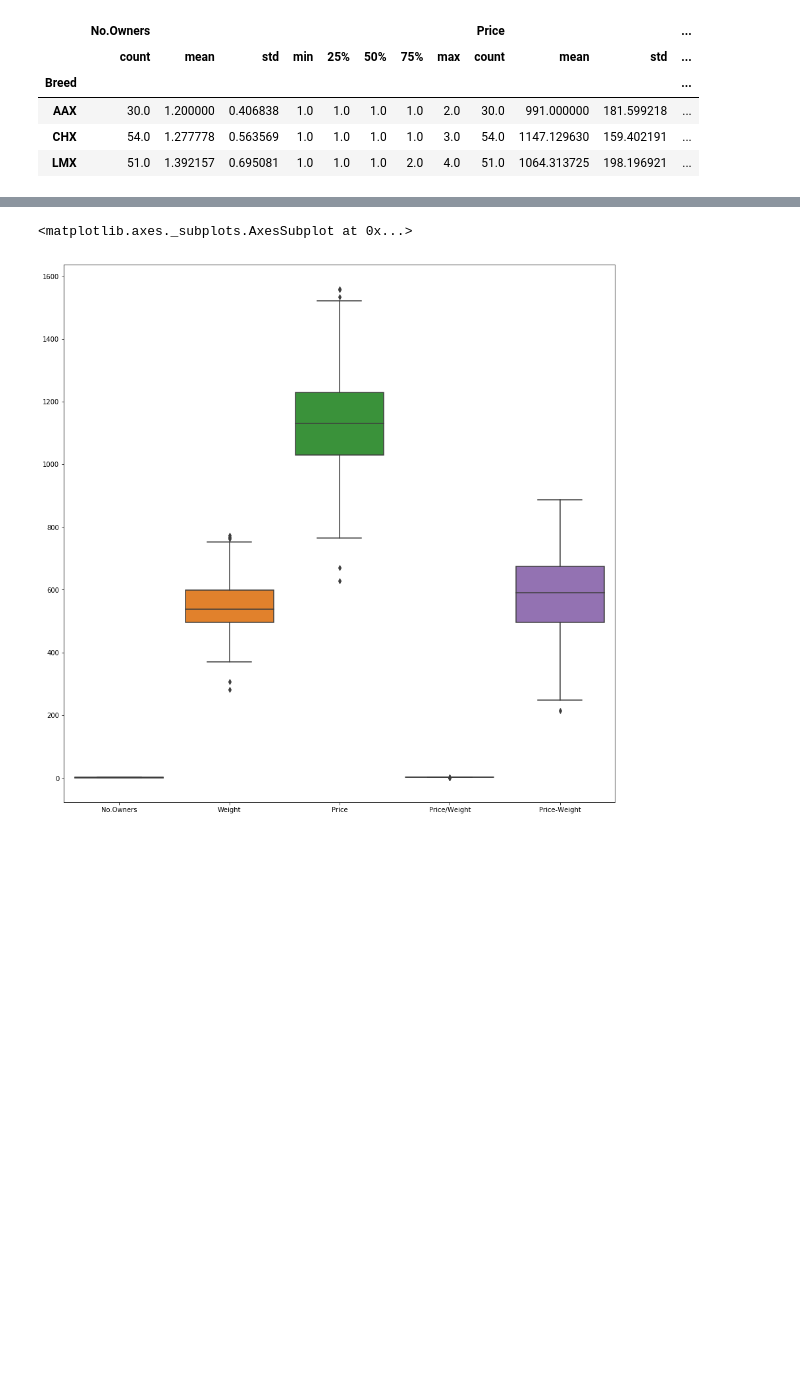
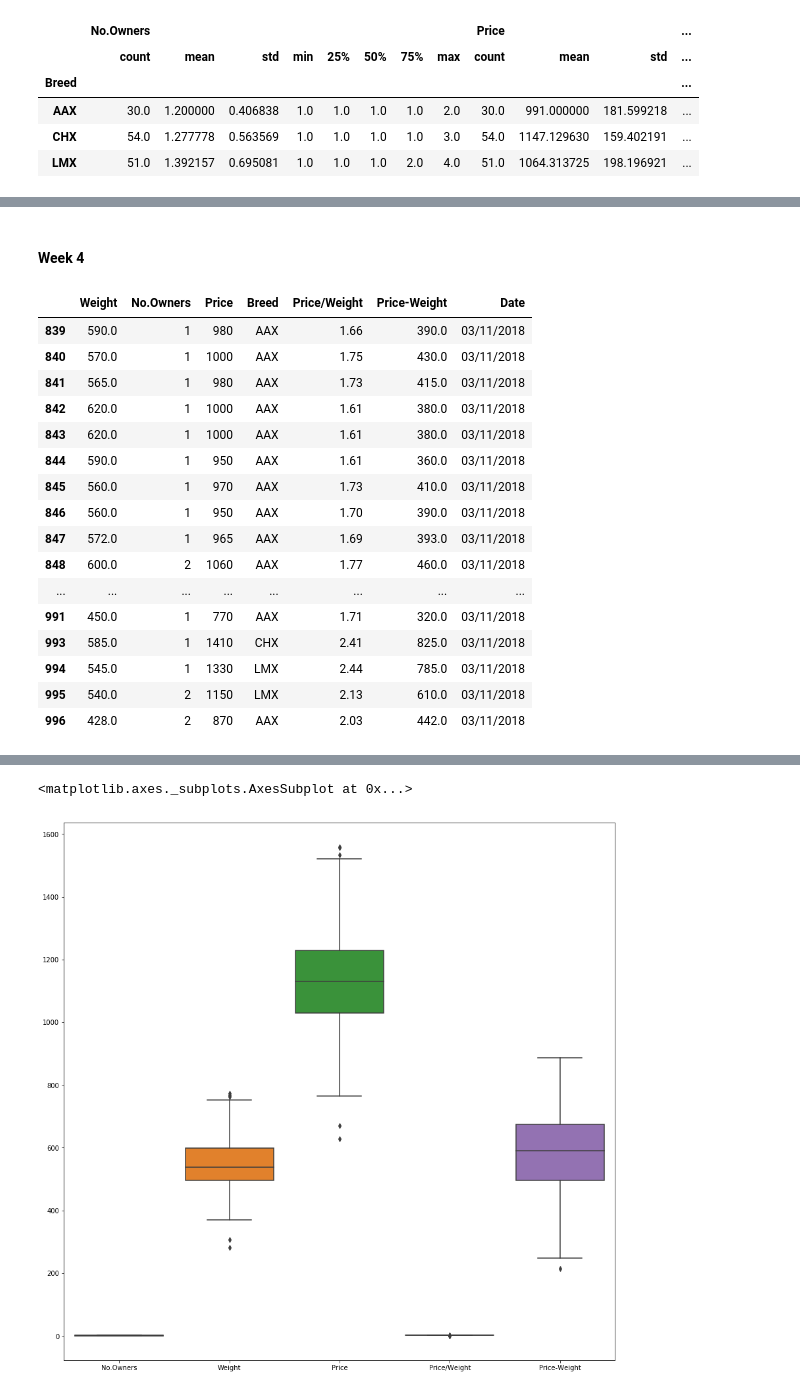
Before and after one commit to aidansummerville/52465----PROGRAMMING-FOR-DATA-ANALYSIS-Project, a Jupyter notebook: Dataset.ipynb, the cells around one changed output, grey strips where cells are left out. Saved outputs shown, nothing was run; the diff lists cells and outputs as text; code cells hidden in the pictures; blank space fills up the shorter version.

```diff
--- a/Dataset.ipynb
+++ b/Dataset.ipynb
@@ -1742,0 +1743,24 @@ array([ 574.55829906, 1258.0454552 ])
+# %% [markdown]
+#### Week 4
+# %%
+week4 = df[df["Date"] == '03/11/2018']
+# %%
+week4
+# %% [output]
+|  | Weight | No.Owners | Price | Breed | Price/Weight | Price-Weight | Date |
+| 839 | 590.0 | 1 | 980 | AAX | 1.66 | 390.0 | 03/11/2018 |
+| 840 | 570.0 | 1 | 1000 | AAX | 1.75 | 430.0 | 03/11/2018 |
+| 841 | 565.0 | 1 | 980 | AAX | 1.73 | 415.0 | 03/11/2018 |
+| 842 | 620.0 | 1 | 1000 | AAX | 1.61 | 380.0 | 03/11/2018 |
+| 843 | 620.0 | 1 | 1000 | AAX | 1.61 | 380.0 | 03/11/2018 |
+| 844 | 590.0 | 1 | 950 | AAX | 1.61 | 360.0 | 03/11/2018 |
+| 845 | 560.0 | 1 | 970 | AAX | 1.73 | 410.0 | 03/11/2018 |
+| 846 | 560.0 | 1 | 950 | AAX | 1.70 | 390.0 | 03/11/2018 |
+| 847 | 572.0 | 1 | 965 | AAX | 1.69 | 393.0 | 03/11/2018 |
+| 848 | 600.0 | 2 | 1060 | AAX | 1.77 | 460.0 | 03/11/2018 |
+| ... | ... | ... | ... | ... | ... | ... | ... |
+| 991 | 450.0 | 1 | 770 | AAX | 1.71 | 320.0 | 03/11/2018 |
+| 993 | 585.0 | 1 | 1410 | CHX | 2.41 | 825.0 | 03/11/2018 |
+| 994 | 545.0 | 1 | 1330 | LMX | 2.44 | 785.0 | 03/11/2018 |
+| 995 | 540.0 | 2 | 1150 | LMX | 2.13 | 610.0 | 03/11/2018 |
+| 996 | 428.0 | 2 | 870 | AAX | 2.03 | 442.0 | 03/11/2018 |
```
Also changed, not shown: parts of 59 cells of this notebook.
